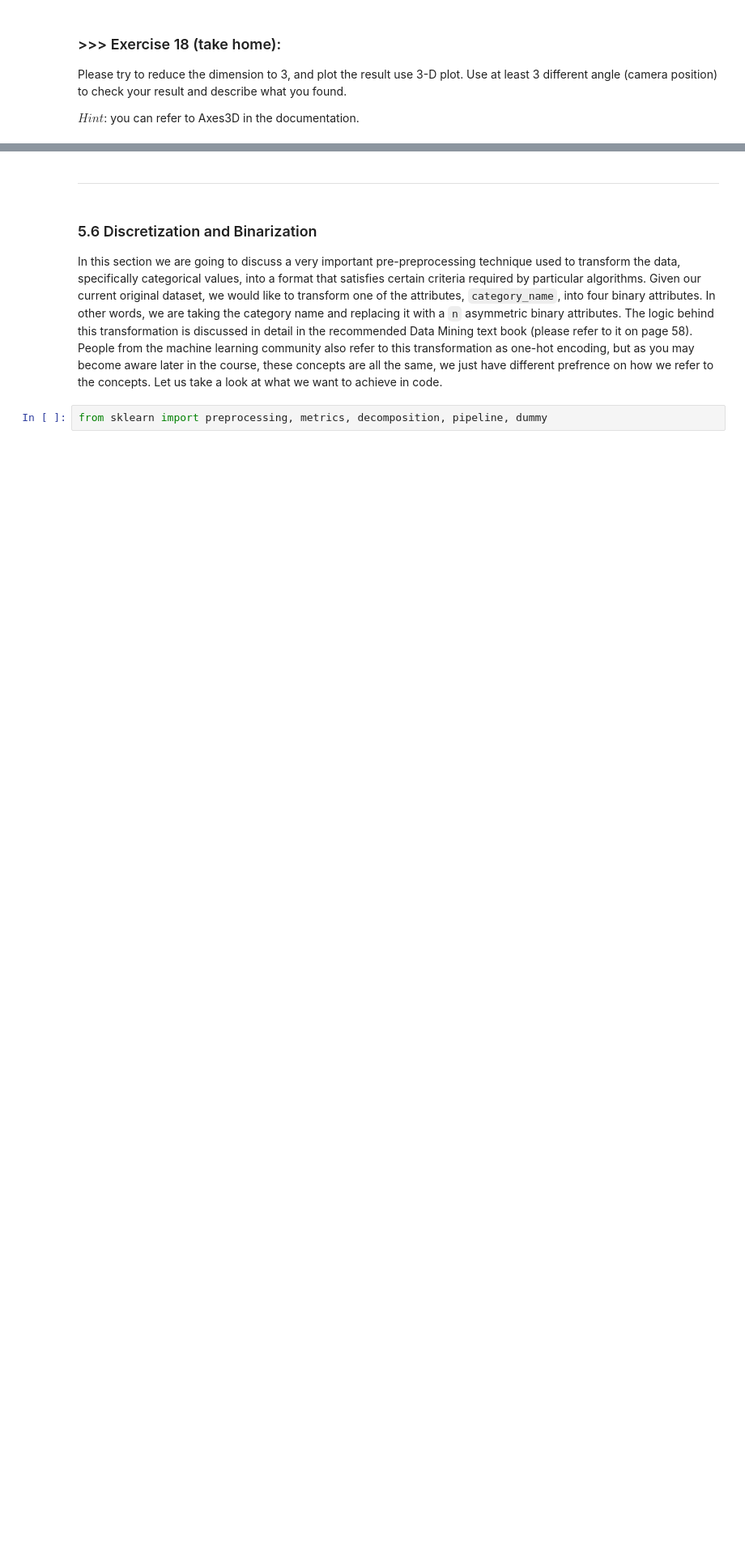
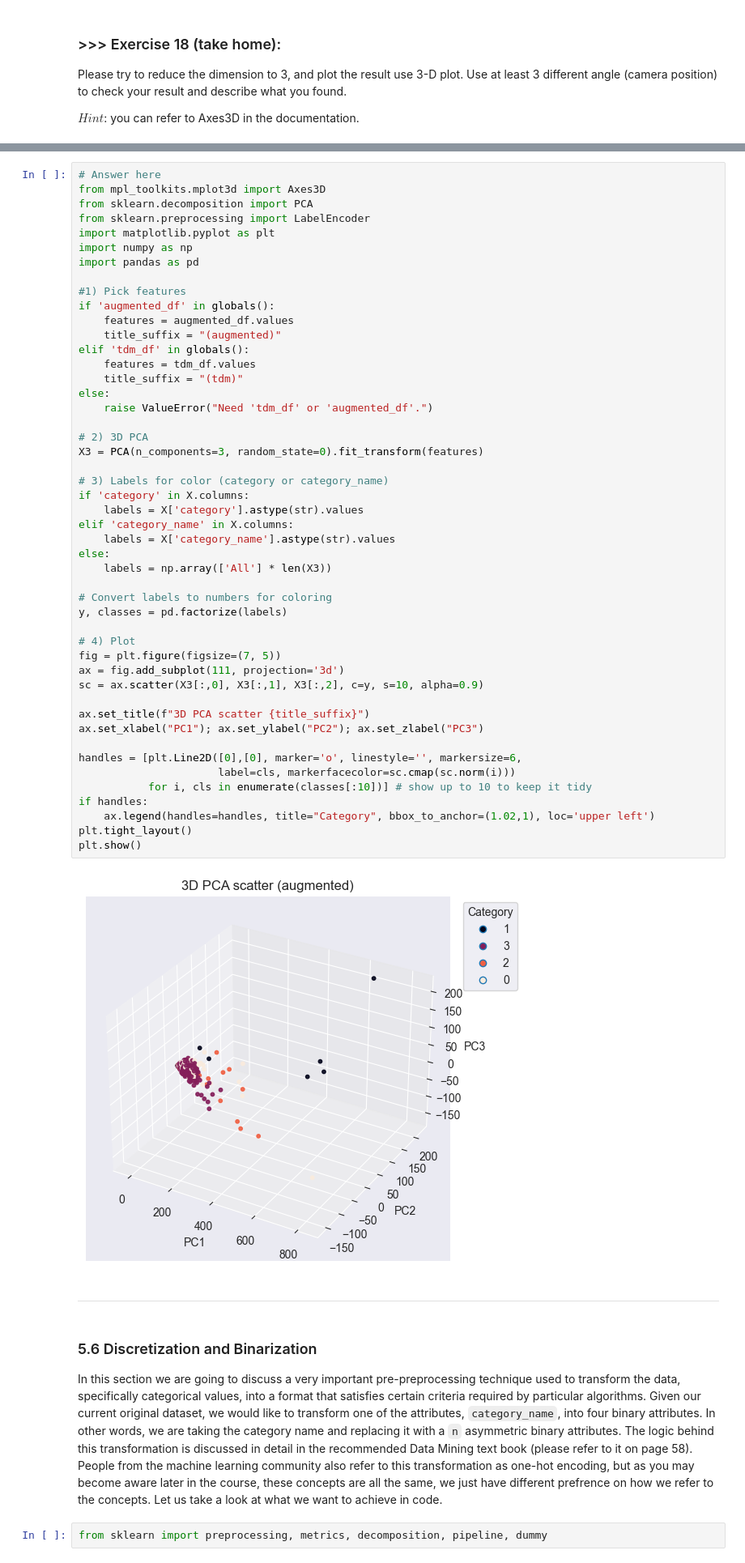
Before and after one commit to nguyentr0101/DM2025-Lab1-Exercise, a Jupyter notebook: DM2025-Lab1-Master.ipynb, the cells around one changed output, grey strips where cells are left out. Shown at 81% size. Saved outputs shown, nothing was run; the diff lists cells and outputs as text; blank space fills up the shorter version.

```diff
--- a/DM2025-Lab1-Master.ipynb
+++ b/DM2025-Lab1-Master.ipynb
@@ -2236,3 +2303,53 @@ $Hint$: you can refer to Axes3D in the documentation.
+# %%
+# Answer here
+from mpl_toolkits.mplot3d import Axes3D
+from sklearn.decomposition import PCA
+from sklearn.preprocessing import LabelEncoder
+import matplotlib.pyplot as plt
+import numpy as np
+import pandas as pd
+
+#1) Pick features
+if 'augmented_df' in globals():
+    features = augmented_df.values
+    title_suffix = "(augmented)"
+elif 'tdm_df' in globals():
+    features = tdm_df.values
+    title_suffix = "(tdm)"
+else:
+    raise ValueError("Need 'tdm_df' or 'augmented_df'.")
+
+# 2) 3D PCA
+X3 = PCA(n_components=3, random_state=0).fit_transform(features)
+
+# 3) Labels for color (category or category_name)
+if 'category' in X.columns:
+    labels = X['category'].astype(str).values
+elif 'category_name' in X.columns:
+    labels = X['category_name'].astype(str).values
+else:
+    labels = np.array(['All'] * len(X3))
+
+# Convert labels to numbers for coloring
+y, classes = pd.factorize(labels)
+
+# 4) Plot
+fig = plt.figure(figsize=(7, 5))
+ax = fig.add_subplot(111, projection='3d')
+sc = ax.scatter(X3[:,0], X3[:,1], X3[:,2], c=y, s=10, alpha=0.9)
+
+ax.set_title(f"3D PCA scatter {title_suffix}")
+ax.set_xlabel("PC1"); ax.set_ylabel("PC2"); ax.set_zlabel("PC3")
+
+handles = [plt.Line2D([0],[0], marker='o', linestyle='', markersize=6,
+                      label=cls, markerfacecolor=sc.cmap(sc.norm(i)))
+           for i, cls in enumerate(classes[:10])] # show up to 10 to keep it tidy
+if handles:
+    ax.legend(handles=handles, title="Category", bbox_to_anchor=(1.02,1), loc='upper left')
+plt.tight_layout()
+plt.show()
+# %% [output]
+[figure, added]
 # %% [markdown]
 ---
 # %% [markdown]
```
Also changed, not shown: parts of 19 cells of this notebook, 4 other files.
